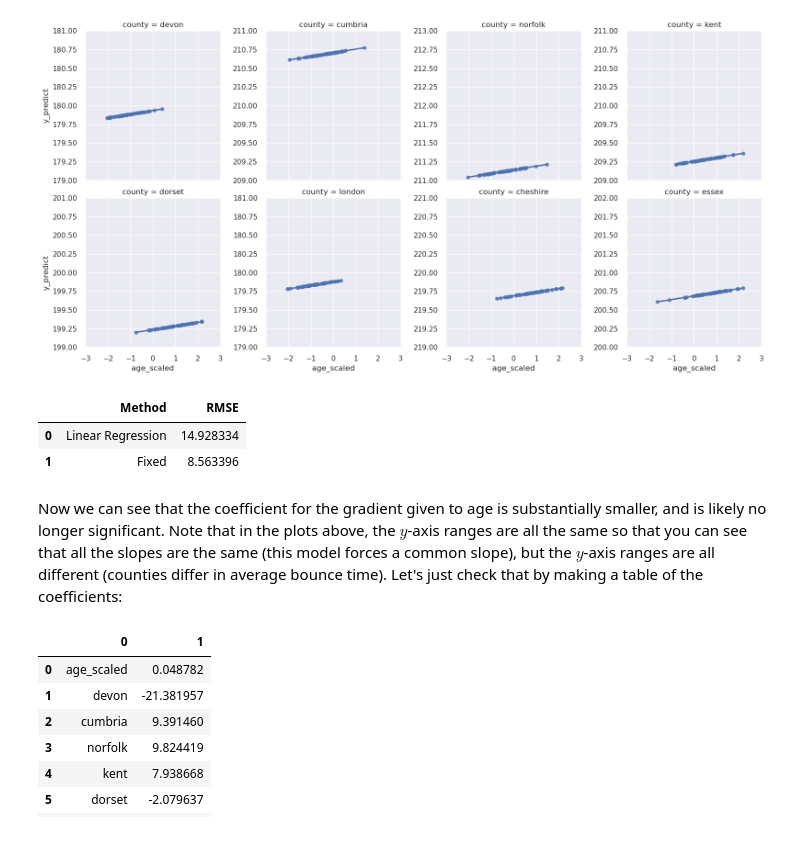
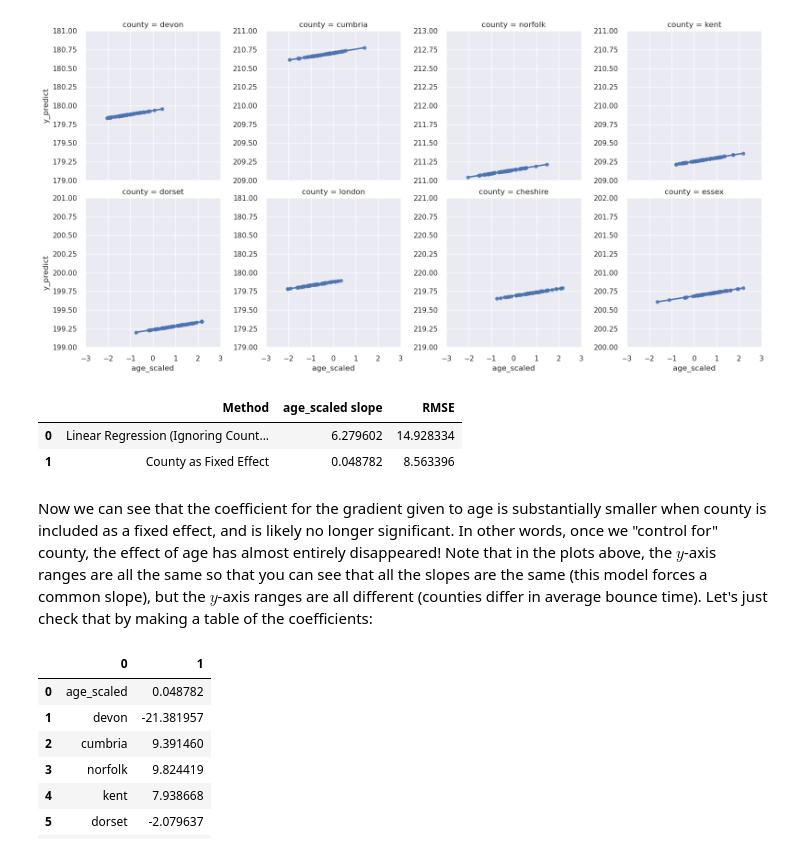
Before and after one commit to markkho/nyu_lab_in_cognition, a Jupyter notebook: book/chapters/15/00-mixed-effect.ipynb, the cells around one changed output. Cells and saved outputs as stored; diff of their text form; code cells hidden in the pictures.

```diff
--- a/book/chapters/15/00-mixed-effect.ipynb
+++ b/book/chapters/15/00-mixed-effect.ipynb
@@ -160,7 +160,8 @@ y_predict = model.predict(x)
 RMSE = sqrt(((y-y_predict)**2).mean())
 
 results = pd.DataFrame()
-results["Method"] = ["Linear Regression"]
+results["Method"] = ["Linear Regression (Ignoring County and Location)"]
+results["age_scaled slope"] = model.coef_[0]
 results["RMSE"] = RMSE
 results
 # %% [output]
@@ -309,15 +309,15 @@ grid.axes[7].set_ylim(200,202)
 # %%
 # and let's store the rmse
 y_predict = model.predict(x)
 RMSE = sqrt(((y-y_predict)**2).mean())
-results.loc[1] = ["Fixed", RMSE]
+results.loc[1] = ["County as Fixed Effect", model.coef_[0], RMSE]
 results
 # %% [output]
-|  | Method | RMSE |
-| 0 | Linear Regression | 14.928334 |
-| 1 | Fixed | 8.563396 |
+|  | Method | age_scaled slope | RMSE |
+| 0 | Linear Regression (Ignoring Count... | 6.279602 | 14.928334 |
+| 1 | County as Fixed Effect | 0.048782 | 8.563396 |
 # %% [markdown]
-Now we can see that the coefficient for the gradient given to age is substantially smaller, and is likely no longer significant. Note that in the plots above, the $y$-axis ranges are all the same so that you can see that all the slopes are the same (this model forces a common slope), but the $y$-axis ranges are all different (counties differ in average bounce time). Let's just check that by making a table of the coefficients:
+Now we can see that the coefficient for the gradient given to age is substantially smaller when county is included as a fixed effect, and is likely no longer significant. In other words, once we "control for" county, the effect of age has almost entirely disappeared! Note that in the plots above, the $y$-axis ranges are all the same so that you can see that all the slopes are the same (this model forces a common slope), but the $y$-axis ranges are all different (counties differ in average bounce time). Let's just check that by making a table of the coefficients:
 # %%
 # coefficient for age and the counties
 pd.DataFrame.from_records(list(zip(np.concatenate((["age_scaled"],counties)), model.coef_)))
```
Also changed, not shown: parts of 12 cells of this notebook.
